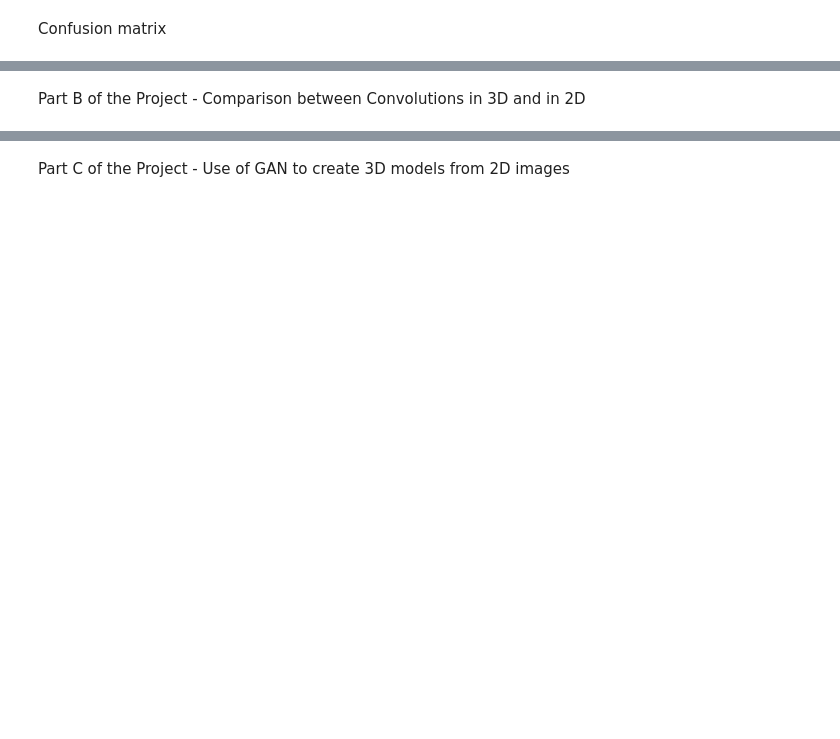
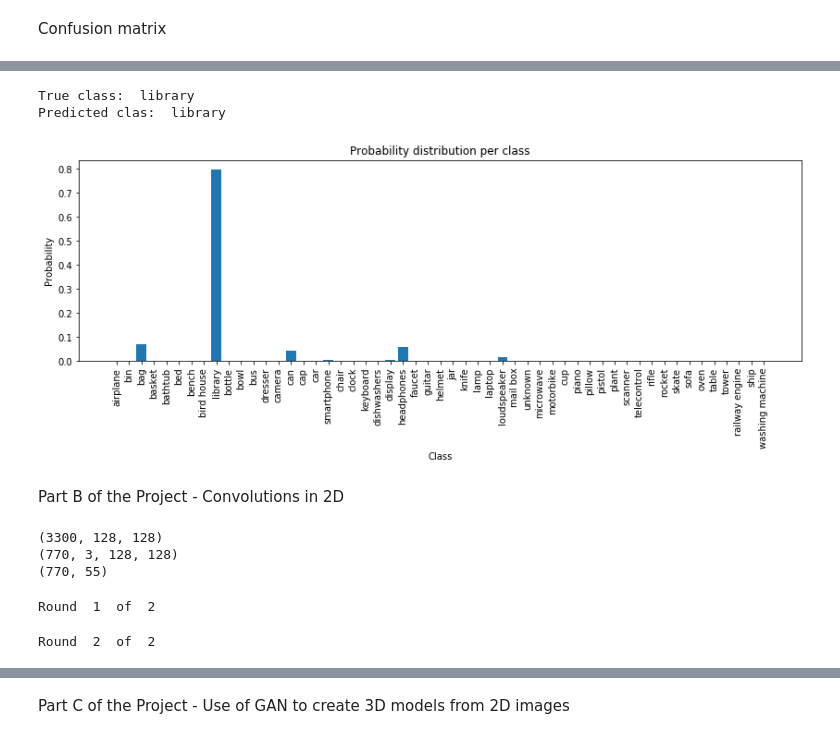
Before and after one commit to Fede5991/3D-AugmentedReality_Project, a Jupyter notebook: 3D-Project.ipynb, the cells around one changed output, grey strips where cells are left out. Drawn from its saved outputs; the diff is of its cells as text; code cells hidden in the pictures; blank space fills up the shorter version.

```diff
--- a/3D-Project.ipynb
+++ b/3D-Project.ipynb
@@ -305,0 +433,7 @@ plt.show()
+# %%
+sample = np.random.randint(data.shape[0])
+plot_model(np.asarray(data[sample][:,:,:,0]))
+print ("True class: ",classes[np.argmax(labels[sample])])
+print ("Predicted clas: ",classes[np.argmax(classifier.predict(data[sample].reshape(-1,32,32,32,1)))])
+plot_output_NN(classes,classifier,data[sample].reshape(-1,32,32,32,1))
+# %% [output]
@@ -306,2 +441,47 @@ plt.show()
+True class:  library
+Predicted clas:  library
+[figure, added]
 # %% [markdown]
-Part B of the Project - Comparison between Convolutions in 3D and in 2D
+Part B of the Project - Convolutions in 2D
+# %%
+data = np.load('2dimages.npy')
+print (data.shape)
+training_labels=np.zeros((int(len(data)*0.7/3),55))
+validation_labels=np.zeros((int(len(data)*0.15/3),55))
+test_labels=np.zeros((int(len(data)*0.15/3),55))
+training_set = np.zeros((int(len(data)*0.7/3),3,128,128))
+validation_set = np.zeros((int(len(data)*0.15/3),3,128,128))
+test_set = np.zeros((int(len(data)*0.15/3),3,128,128))
+counter1=0
+counter2=0
+counter3=0
+for i in range(len(data)):
+    split=i%60
+    j=int(i/60)
+    if split<42 and i%3==0:
+        training_set[counter1,0,:,:]=data[i]
+        training_set[counter1,1,:,:]=data[i+1]
+        training_set[counter1,2,:,:]=data[i+2]
+        training_labels[counter1,j]=1
+        counter1+=1
+    elif split>41 and split<51 and i%3==0:
+        validation_set[counter2,0,:,:]=data[i]
+        validation_set[counter2,1,:,:]=data[i+1]
+        validation_set[counter2,2,:,:]=data[i+2]
+        validation_labels[counter2,j]=1
+        counter2+=1
+    elif split>50 and i%3==0:
+        test_set[counter3,0,:,:]=data[i]
+        test_set[counter3,1,:,:]=data[i+1]
+        test_set[counter3,2,:,:]=data[i+2]
+        test_labels[counter3,j]=1
+        counter3+=1
+print (training_set.shape)
+#training_set=training_set.reshape((-1,3,128,128))
+#validation_set=validation_set.reshape((-1,3,128,128))
+#test_set=test_set.reshape((-1,3,128,128))
+print (training_labels.shape)
+# %% [output]
+(3300, 128, 128)
+(770, 3, 128, 128)
+(770, 55)
@@ -307,0 +517,7 @@ Part B of the Project - Comparison between Convolutions in 3D and in 2D
+# %%
+tgp,tgp2,ogp,ogp2,final=IAHOS(rounds,method,limits,attempts,variables,iterations,Classifier,
+                       training_set,training_labels,validation_set,validation_labels,128)
+np.save('final_CNN_2D',final)
+# %% [output]
+Round  1  of  2
+Round  2  of  2
```
Also changed, not shown: parts of 46 cells of this notebook.
